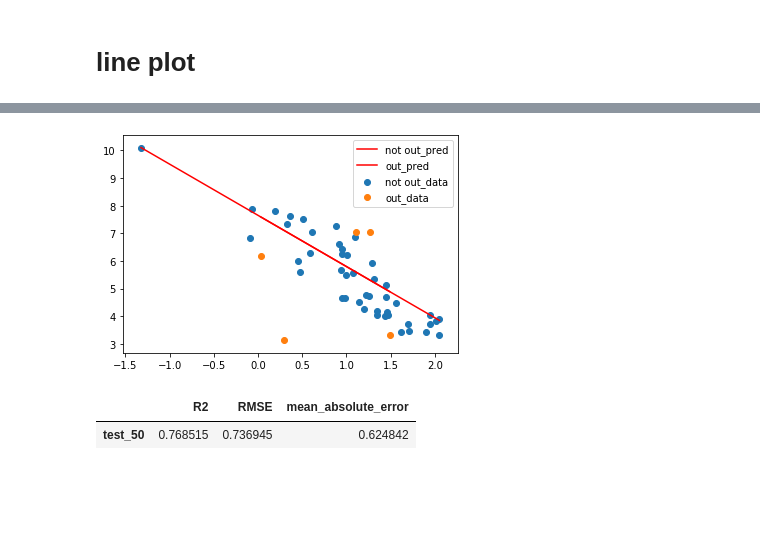
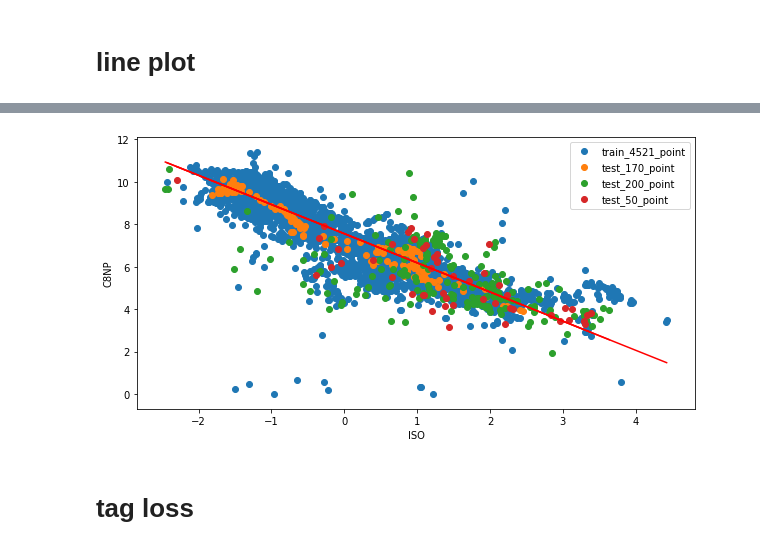
Before and after one commit to skywalker0803r/works, a Jupyter notebook: C8NP.ipynb, the cells around one changed output, grey strips where cells are left out. Saved outputs shown, nothing was run; the diff lists cells and outputs as text; code cells hidden in the pictures; blank space fills up the shorter version.

```diff
--- a/C8NP.ipynb
+++ b/C8NP.ipynb
@@ -143,0 +155,10 @@ val_scores.mean: 0.8759069022300159
+# %%
+train_4521['y_pred'] = model.predict(train_4521[features])
+test_170['y_pred'] = model.predict(test_170[features])
+test_200['y_pred'] = model.predict(test_200[features])
+test_50['y_pred'] = model.predict(test_50[features])
+# %%
+res = pd.DataFrame()
+for name,df in zip(['train_4521','test_170','test_200','test_50'],[train_4521,test_170,test_200,test_50]):
+  res = res.append(metric(df[y_name],df['y_pred'],name))
+res
@@ -144,11 +171,7 @@ val_scores.mean: 0.8759069022300159
 # %% [markdown]
 # line plot
-# %%
-by_col = 'iso_x'
-train_point = train.sort_values(by = by_col)
-test_170_point = test_170.sort_values(by = by_col)
-test_50_point = test_50.sort_values(by = by_col)
 # %%
 def pred_plot(df,by_col,name):
-  plt.plot(df[by_col],df['y_pred'],label = name+'_pred',color='red')
-  plt.scatter(df[by_col],df[y_name],label= name+'_data')
+  df = df.sort_values(by = by_col)
+  plt.plot(df[by_col],df['y_pred'],color='red')
+  plt.scatter(df[by_col],df[y_name],label= name + '_point')
@@ -193,10 +178,15 @@ metric(test_170_point.loc[test_170_point.out==False,y_name],test_170_point.loc[t
-# %%
-pred_plot(test_50_point.loc[test_50_point.out==False],by_col,'not out')
-pred_plot(test_50_point.loc[test_50_point.out==True],by_col,'out')
-plt.legend()
-plt.show()
-metric(test_50_point.loc[test_50_point.out==False,y_name],test_50_point.loc[test_50_point.out==False,'y_pred'],name='test_50')
-# %% [output]
-[figure, removed]
-|  | R2 | RMSE | mean_absolute_error |
-| test_50 | 0.768515 | 0.736945 | 0.624842 |
+# %%
+by_col = 'ISO'
+fig = plt.figure(figsize=(10,5))
+pred_plot(train_4521,by_col,name='train_4521')
+pred_plot(test_170,by_col,name='test_170')
+pred_plot(test_200,by_col,name='test_200')
+pred_plot(test_50,by_col,name='test_50')
+plt.xlabel(by_col)
+plt.ylabel(y_name)
+plt.legend()
+plt.show()
+# %% [output]
+[figure, added]
+# %% [markdown]
+# tag loss
```
Also changed, not shown: parts of 38 cells of this notebook.
